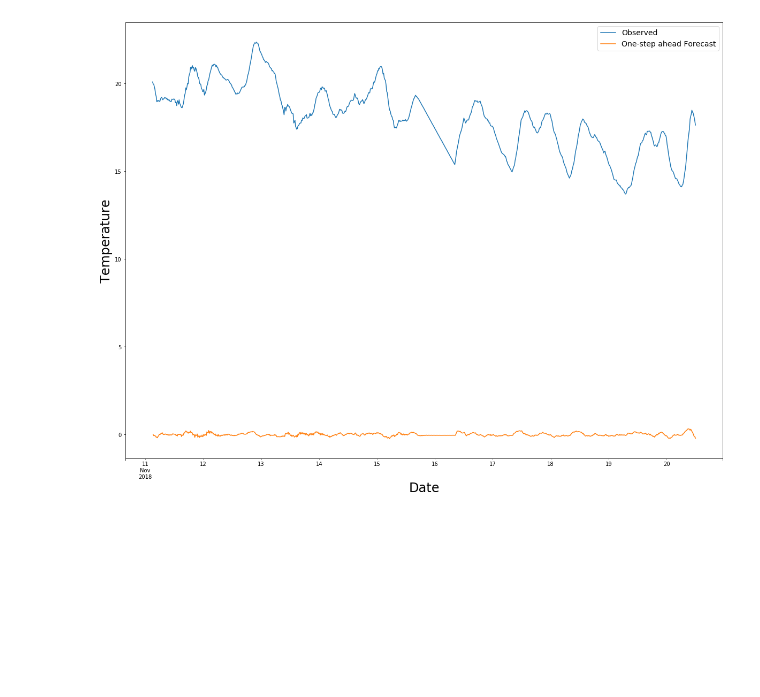
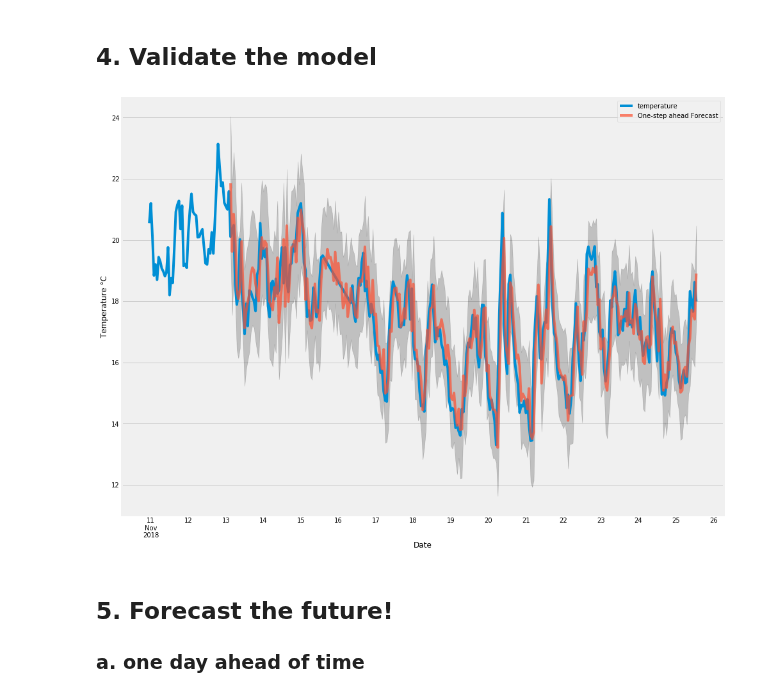
Before and after one commit to bryanhonof/Smart-Systems-Assignment-1, a Jupyter notebook: Python/5_fitting_and_predicting.ipynb, the cells around one changed output. Cells and saved outputs as stored; diff of their text form; code cells hidden in the pictures; blank space fills up the shorter version.

```diff
--- a/Python/5_fitting_and_predicting.ipynb
+++ b/Python/5_fitting_and_predicting.ipynb
@@ -11,13 +23,12 @@
 # %%
-import math
 import warnings
-import datetime
+import itertools
 
-import pandas            as pd
-import itertools         as it
-import statsmodels.api   as sm
+import pandas as pd
+import numpy as np
+import statsmodels.api as sm
 import matplotlib.pyplot as plt
 
-from statsmodels.tsa.arima_model import ARIMA
+from statsmodels.tsa.statespace.sarimax import SARIMAX
 
-warnings.filterwarnings("ignore") # specify to ignore warning messages
+plt.style.use('fivethirtyeight')
@@ -24,5 +37,5 @@ warnings.filterwarnings("ignore") # specify to ignore warning messages
 # %%
-data_csv = pd.read_csv('./data/rolmean_data.csv')
+data_csv = pd.read_csv('./data/data.csv')
 data = pd.DataFrame()
 
 # Convert the creation_date column to datetime64
@@ -40,5 +53,7 @@ data = data.dropna()
 
 # Double check the results
 data.info()
+
+df = data
 # %% [output]
 <class 'pandas.core.frame.DataFrame'>
@@ -60,7 +77,12 @@ data.tail(5)
 # %%
-mod = ARIMA(data, order=(4, 1, 4))
+mod = SARIMAX(df,
+              order=(2, 0, 2),
+              seasonal_order=(1, 1, 2, 24),
+              enforce_stationarity=False,
+              enforce_invertibility=False,
+              freq='H')
 
 results = mod.fit()
 
-print(results.summary().tables[1])
+print(results.summary())
 # %% [output]
@@ -90,11 +111,23 @@ pred = results.predict()
+# %% [markdown]
+## 4. Validate the model <a name="validate-the-model"></a>
+# %%
+pred = results.get_prediction(start=pd.to_datetime('2018-11-13 03:00:00'), dynamic=False)
+pred_ci = pred.conf_int()
 # %%
-ax = data.temperature.plot(label='Observed', figsize=(20, 15))
-pred.plot(ax=ax, label='One-step ahead Forecast')
+ax = df.plot(label='observed', figsize=(15, 12))
+pred.predicted_mean.plot(ax=ax, label='One-step ahead Forecast', alpha=.7)
+ax.fill_between(pred_ci.index,
+                pred_ci.iloc[:, 0],
+                pred_ci.iloc[:, 1], color='k', alpha=.2)
 
-ax.set_xlabel('Date', fontsize = 24)
-ax.set_ylabel('Temperature', fontsize = 24)
-plt.legend(fontsize = 14)
+ax.set_xlabel('Date')
+ax.set_ylabel('Temperature °C')
+plt.legend()
 
 plt.show()
 # %% [output]
-[figure, old version]
+[figure, new version]
+# %% [markdown]
+## 5. Forecast the future! <a name="forecast-the-future"></a>
+
+### a. one day ahead of time <a name="one-day"></a>
```
Also changed, not shown: parts of 18 cells of this notebook, 7 other files.
